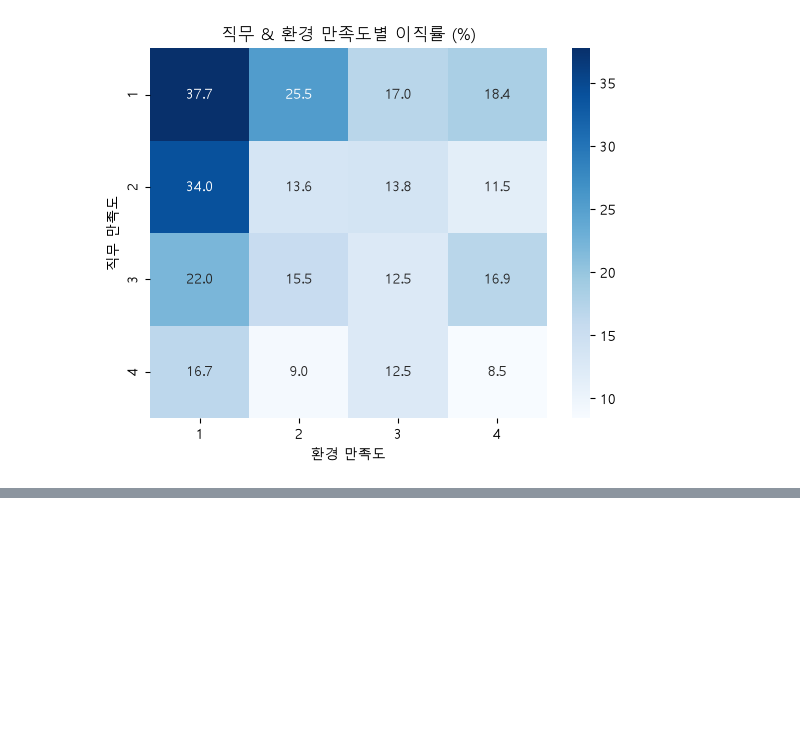
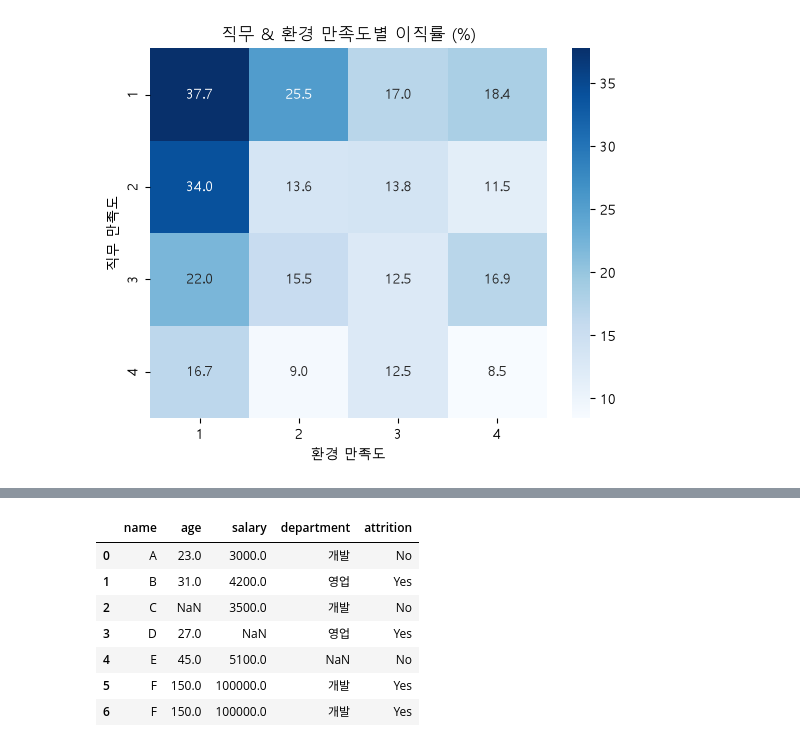
Before and after one commit to fdsa0317/kdt-data-analysis, a Jupyter notebook: 복습.ipynb, the cells around one changed output, grey strips where cells are left out. Cells and saved outputs as stored; diff of their text form; code cells hidden in the pictures; blank space fills up the shorter version.

```diff
--- a/복습.ipynb
+++ b/복습.ipynb
@@ -289,0 +295,22 @@ plt.show()
+# %%
+import pandas as pd
+import numpy as np
+
+df = pd.DataFrame({
+    "name": ["A", "B", "C", "D", "E", "F", "F"],
+    "age": [23, 31, np.nan, 27, 45, 150, 150],
+    "salary": [3000, 4200, 3500, np.nan, 5100, 100000, 100000],
+    "department": ["개발", "영업", "개발", "영업", np.nan, "개발", "개발"],
+    "attrition": ["No", "Yes", "No", "Yes", "No", "Yes", "Yes"]
+})
+
+df
+# %% [output]
+|  | name | age | salary | department | attrition |
+| 0 | A | 23.0 | 3000.0 | 개발 | No |
+| 1 | B | 31.0 | 4200.0 | 영업 | Yes |
+| 2 | C | NaN | 3500.0 | 개발 | No |
+| 3 | D | 27.0 | NaN | 영업 | Yes |
+| 4 | E | 45.0 | 5100.0 | NaN | No |
+| 5 | F | 150.0 | 100000.0 | 개발 | Yes |
+| 6 | F | 150.0 | 100000.0 | 개발 | Yes |
```
Also changed, not shown: parts of 9 cells of this notebook, 1 other file.
